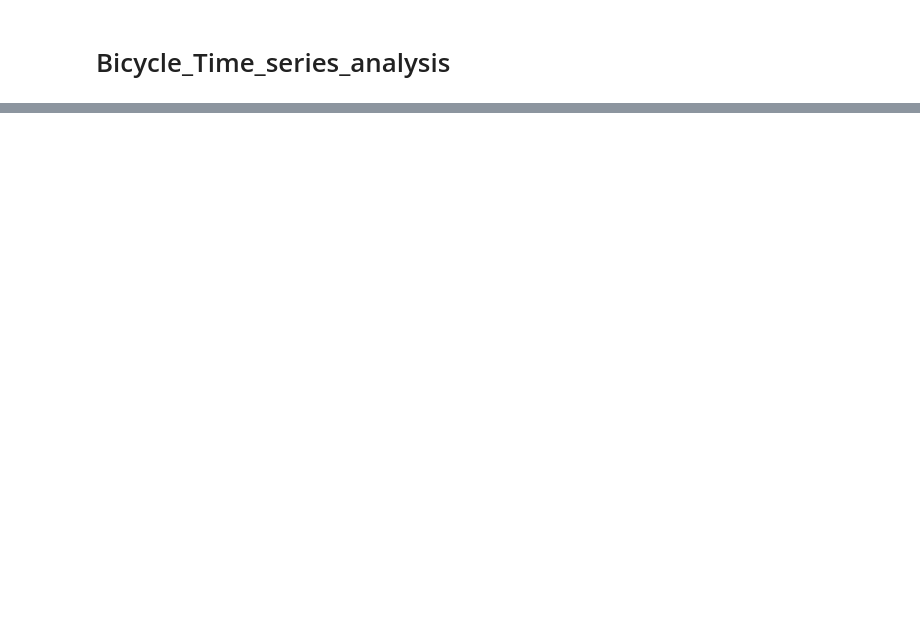
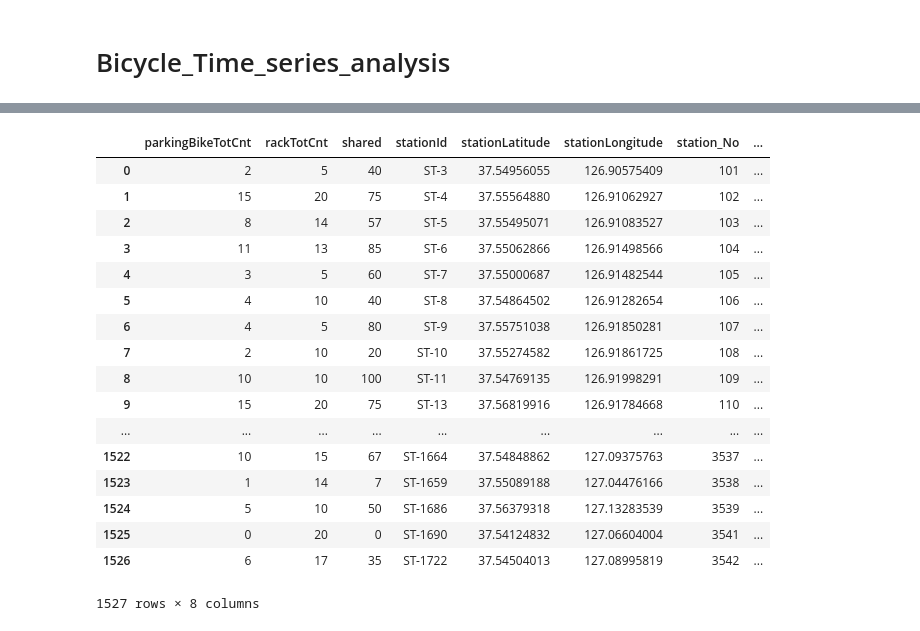
Before and after one commit to KimSeokyeung/opensourceproject, a Jupyter notebook: bicycle/Bicycle_Time_series_analysis.ipynb, the cells around one changed output, grey strips where cells are left out. Cells and saved outputs as stored; diff of their text form; code cells hidden in the pictures; blank space fills up the shorter version.

```diff
--- a/bicycle/Bicycle_Time_series_analysis.ipynb
+++ b/bicycle/Bicycle_Time_series_analysis.ipynb
@@ -94,0 +12,14 @@ MergeError: No common columns to perform merge on. Merge options: left_on=None,
+# %%
+res = requests.get('http://openapi.seoul.go.kr:8088/5058644a58646c733132324e64486957/json/bikeList/1/1000/')
+data = json.loads(res.content)
+df_1 = pd.DataFrame.from_dict(data['rentBikeStatus']['row'])
+
+
+res_2 = requests.get('http://openapi.seoul.go.kr:8088/5058644a58646c733132324e64486957/json/bikeList/1001/2000')
+data_2 = json.loads(res_2.content)
+df_2 = pd.DataFrame.from_dict(data_2['rentBikeStatus']['row'])
+
+
+fin_data = pd.concat([df_1, df_2],ignore_index=True)
+
+fin_data
@@ -94,0 +67,27 @@ MergeError: No common columns to perform merge on. Merge options: left_on=None,
+# %%
+# arrr.str.split(".")
+
+fin_data['station_No']=fin_data['stationName'].apply(lambda e: e.split('.')[0])
+fin_data['station_Name']=fin_data['stationName'].apply(lambda e: e.split('.')[1])
+# %%
+fin_data = fin_data.drop(columns=['stationName'])
+fin_data
+# %% [output]
+|  | parkingBikeTotCnt | rackTotCnt | shared | stationId | stationLatitude | stationLongitude | station_No | ... |
+| 0 | 2 | 5 | 40 | ST-3 | 37.54956055 | 126.90575409 | 101 | ... |
+| 1 | 15 | 20 | 75 | ST-4 | 37.55564880 | 126.91062927 | 102 | ... |
+| 2 | 8 | 14 | 57 | ST-5 | 37.55495071 | 126.91083527 | 103 | ... |
+| 3 | 11 | 13 | 85 | ST-6 | 37.55062866 | 126.91498566 | 104 | ... |
+| 4 | 3 | 5 | 60 | ST-7 | 37.55000687 | 126.91482544 | 105 | ... |
+| 5 | 4 | 10 | 40 | ST-8 | 37.54864502 | 126.91282654 | 106 | ... |
+| 6 | 4 | 5 | 80 | ST-9 | 37.55751038 | 126.91850281 | 107 | ... |
+| 7 | 2 | 10 | 20 | ST-10 | 37.55274582 | 126.91861725 | 108 | ... |
+| 8 | 10 | 10 | 100 | ST-11 | 37.54769135 | 126.91998291 | 109 | ... |
+| 9 | 15 | 20 | 75 | ST-13 | 37.56819916 | 126.91784668 | 110 | ... |
+| ... | ... | ... | ... | ... | ... | ... | ... | ... |
+| 1522 | 10 | 15 | 67 | ST-1664 | 37.54848862 | 127.09375763 | 3537 | ... |
+| 1523 | 1 | 14 | 7 | ST-1659 | 37.55089188 | 127.04476166 | 3538 | ... |
+| 1524 | 5 | 10 | 50 | ST-1686 | 37.56379318 | 127.13283539 | 3539 | ... |
+| 1525 | 0 | 20 | 0 | ST-1690 | 37.54124832 | 127.06604004 | 3541 | ... |
+| 1526 | 6 | 17 | 35 | ST-1722 | 37.54504013 | 127.08995819 | 3542 | ... |
+1527 rows × 8 columns
```
Also changed, not shown: parts of 33 cells of this notebook.
